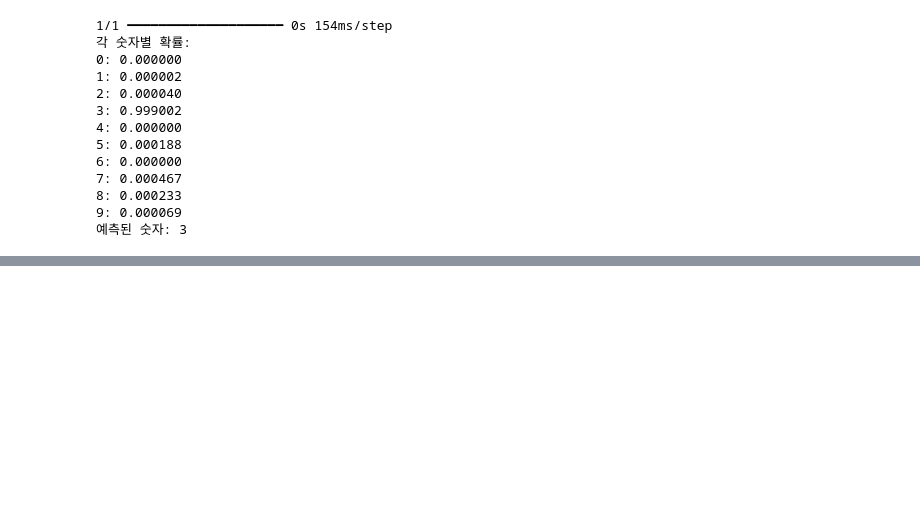
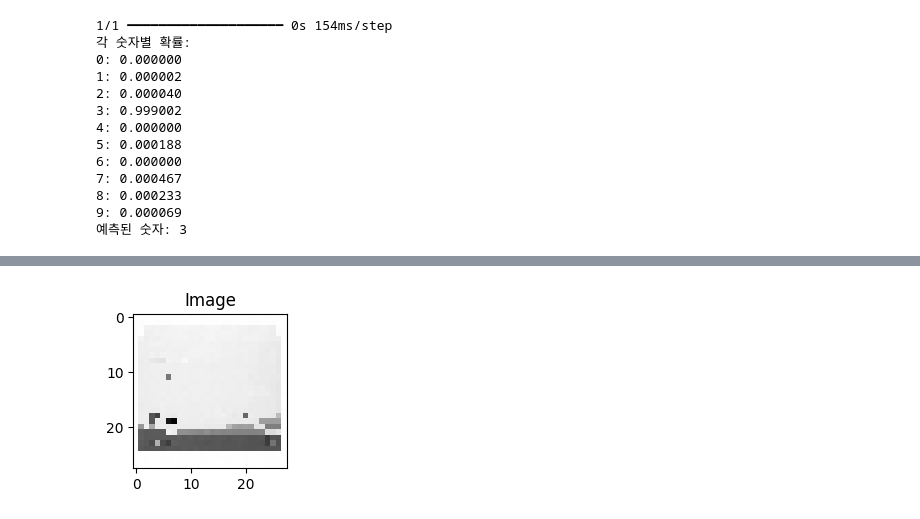
Before and after one commit to suriseven/image_tutorial, a Jupyter notebook: chap02/chap02.ipynb, the cells around one changed output, grey strips where cells are left out. Drawn from its saved outputs; the diff is of its cells as text; code cells hidden in the pictures; blank space fills up the shorter version.

```diff
--- a/chap02/chap02.ipynb
+++ b/chap02/chap02.ipynb
@@ -591,0 +573,6 @@ plt.show()
+# %%
+img = cv2.imread('post_envelop_written.png', cv2.IMREAD_GRAYSCALE)
+img = cv2.resize(img, (28, 28))
+cv2_imshow(img, figsize=(2,2))
+# %% [output]
+[figure, added]
```
Also changed, not shown: parts of 25 cells of this notebook, 2 other files.
